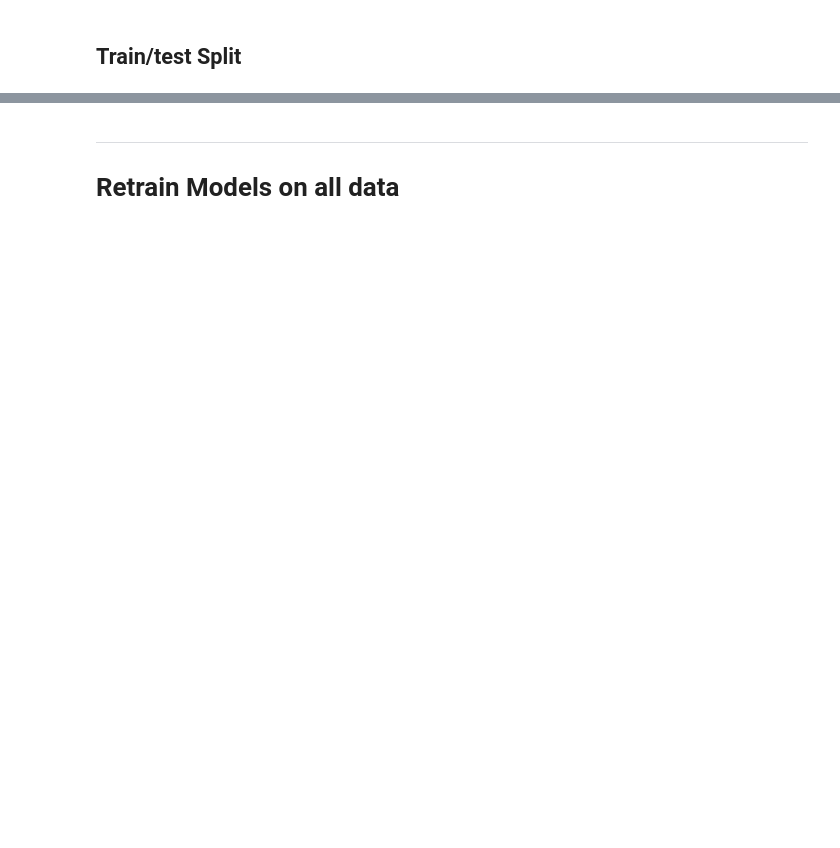
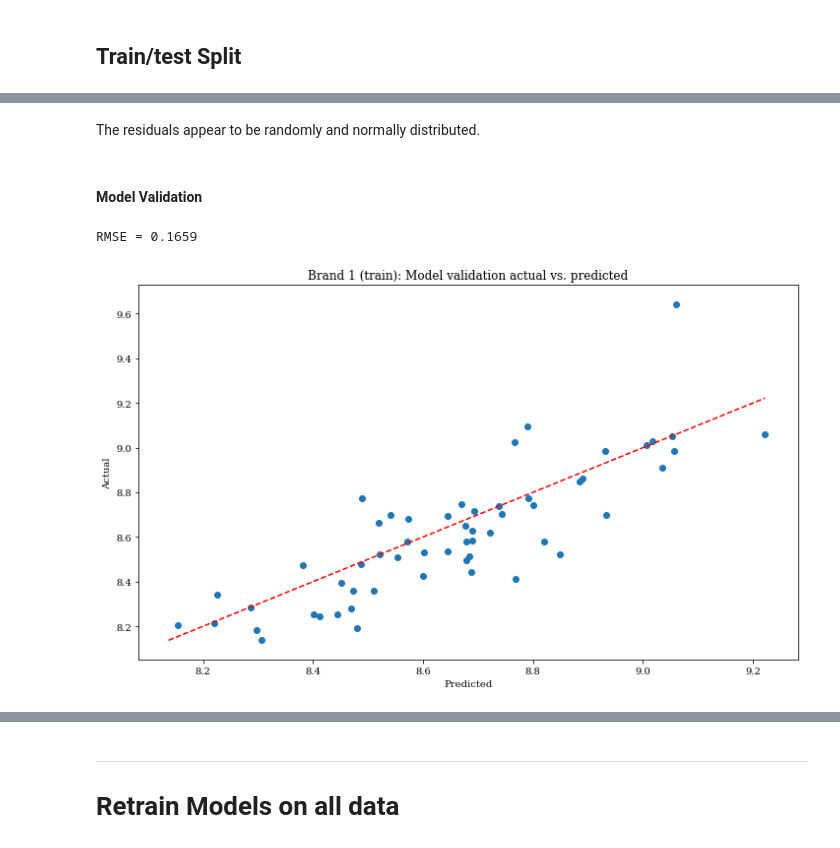
Before and after one commit to julian-west/marketing-resource-allocation, a Jupyter notebook: report/notebooks/01_regression_modelling.ipynb, the cells around one changed output, grey strips where cells are left out. Cells and saved outputs as stored; diff of their text form; code cells hidden in the pictures; blank space fills up the shorter version.

```diff
--- a/report/notebooks/01_regression_modelling.ipynb
+++ b/report/notebooks/01_regression_modelling.ipynb
@@ -364,0 +335,18 @@ plot_diagnostics(brand3_model1_train, "Brand 3 (train)")
+# %% [markdown]
+The residuals appear to be randomly and normally distributed.
+# %% [markdown]
+#### Model Validation
+# %%
+preds = brand1_model1_train.predict(sm.add_constant(test[model1_features]))
+
+rmse = mean_squared_error(test['log_UNITSBRAND1'],preds)**0.5
+model_validation_results['brand1_model1']['rmse'] = rmse
+
+print(f"RMSE = {round(rmse,4)}")
+
+plot_preds_versus_actual(preds,test['log_UNITSBRAND1'], "Brand 1 (train)")
+plt.savefig(f"{VISUALISATION_FOLDER}/brand1_model1_train_val.png")
+plt.show()
+# %% [output]
+RMSE = 0.1659
+[figure, added]
```
Also changed, not shown: parts of 44 cells of this notebook, 13 other files.
